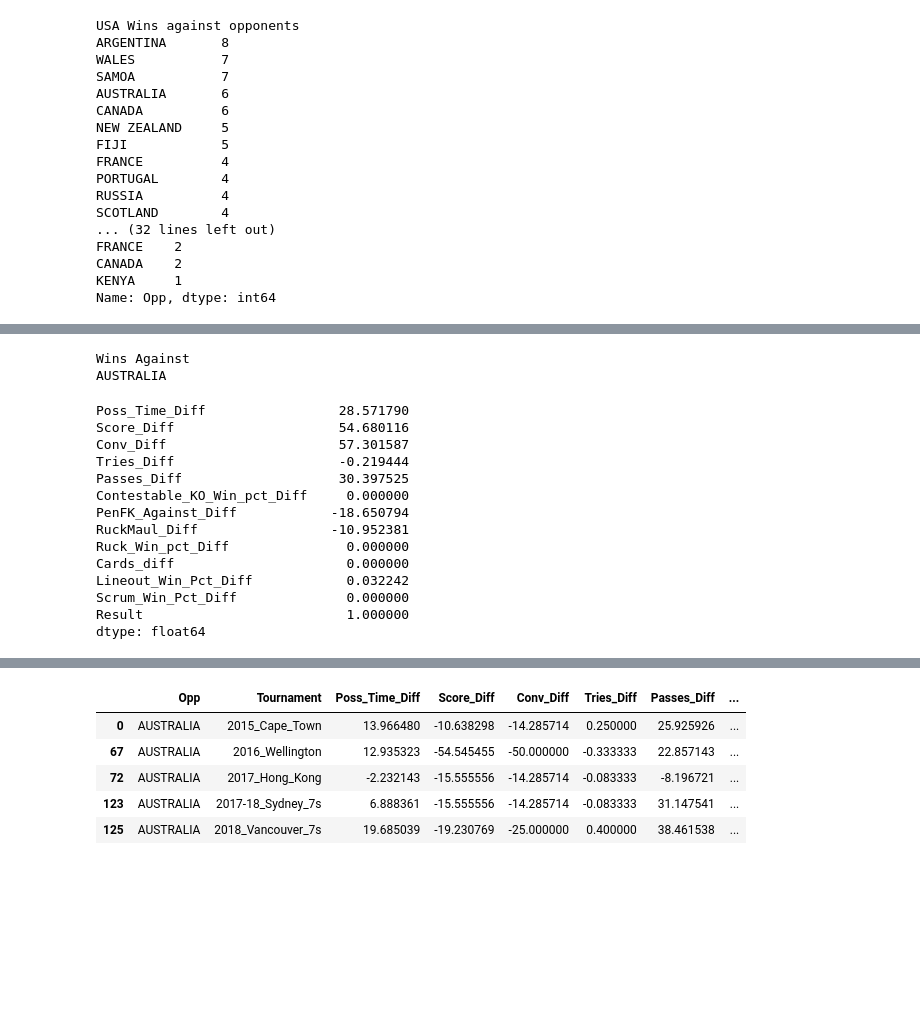
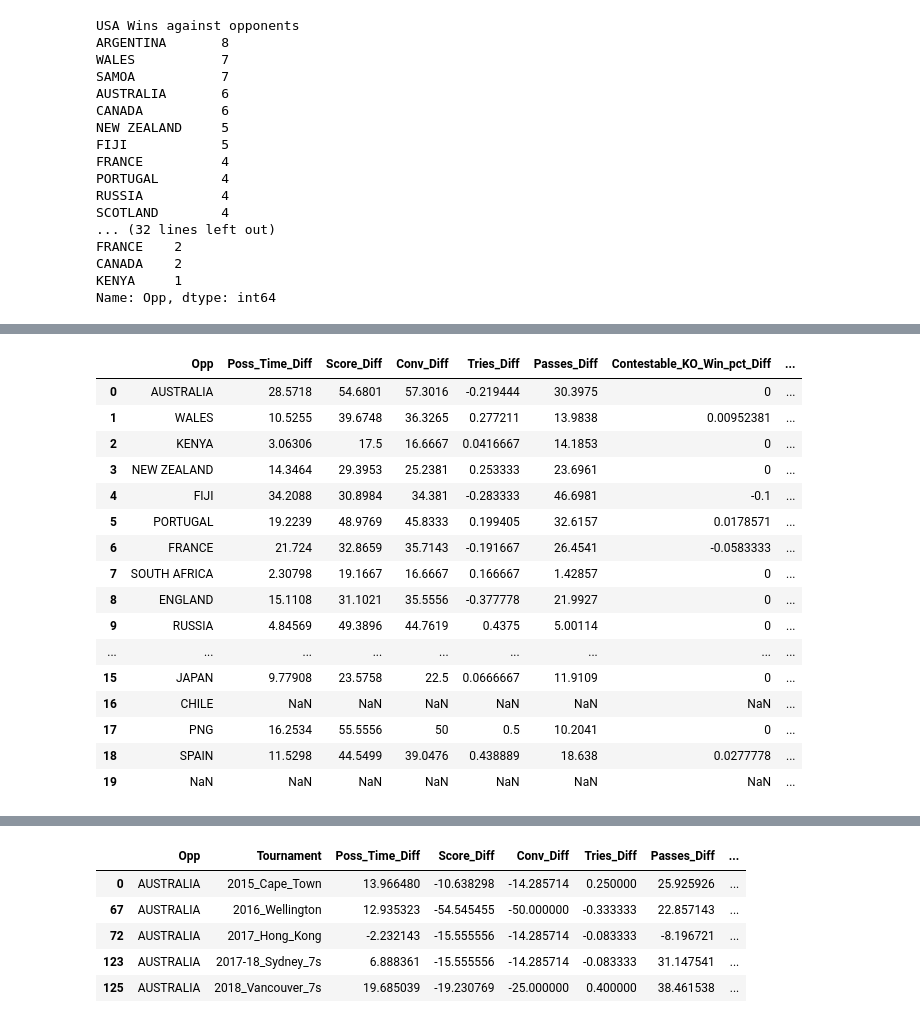
Before and after one commit to chudzikr/Springboard_Capstone1, a Jupyter notebook: code/EDA_diffdata.ipynb, the cells around one changed output, grey strips where cells are left out. Drawn from its saved outputs; the diff is of its cells as text; code cells hidden in the pictures; blank space fills up the shorter version.

Commit message:
fixed function to calculate mean diff

```diff
--- a/code/EDA_diffdata.ipynb
+++ b/code/EDA_diffdata.ipynb
@@ -267,15 +267,16 @@ Scrum_Win_Pct_Diff              0.000000
 Result                          0.000000
 dtype: float64
 # %%
+#Function to iterate through list of opponents and generate mean diff for w,l,t
 #for each opponent, find wins, loses and ties
+#what was the magnitude of win, loss or tie?
+
 #first, get a list of all opponents
 #List unique values in the df['name'] column
-#what was the magnitude of win, loss or tie?
 opponents = df.Opp.unique()
 #coerce to a list
 opponents = list(opponents)
-#opponents = ("Fiji", "Australia")
-#write a function to iterate through each item in the list and examine their win/loss/tie
+
 tmp = pd.DataFrame(columns=['Opp', 'Poss_Time_Diff', 'Score_Diff', 'Conv_Diff', 'Tries_Diff', 'Passes_Diff', 'Contestable_KO_Win_pct_Diff', 'PenFK_Against_Diff', 'RuckMaul_Diff', 'Ruck_Win_pct_Diff', 'Cards_diff', 'Lineout_Win_Pct_Diff','Scrum_Win_Pct_Diff'])
 def oppstats(teams, resultcode):
     """
@@ -287,7 +288,8 @@ def oppstats(teams, resultcode):
         #Select all USA losses against Fiji i.e., 'Result' == 0 (USA's Result)
         #usa_L_v_fiji = df.query('Opp == "FIJI"')[df.Result == 0]
         oppdf = df.query('(Opp == @team) & (Result == @resultcode)')
-
+        """
+        print(teams.index(team))
         if resultcode == 0:
             print("Lossese Against")
         elif resultcode == 1:
@@ -295,29 +297,29 @@ def oppstats(teams, resultcode):
         elif resultcode == 2:
             print("Ties With")
         print(team)
-        #print('\n')
-        #print(oppdf.mean())
-        #print('\n')
-        #tmp.loc[index] = oppdf.mean()
-        return oppdf.mean()
+        """
+        tmp.Opp = teams
+        tmp.loc[teams.index(team)] = oppdf.iloc[:, 1:].mean(numeric_only=True)
 # %%
 oppstats(opponents, 1)
 #oppstats(opponents, 0)
 #oppstats(opponents, 2)
+tmp
 # %% [output]
-Wins Against
-AUSTRALIA
-Poss_Time_Diff                 28.571790
-Score_Diff                     54.680116
-Conv_Diff                      57.301587
-Tries_Diff                     -0.219444
-Passes_Diff                    30.397525
-Contestable_KO_Win_pct_Diff     0.000000
-PenFK_Against_Diff            -18.650794
-RuckMaul_Diff                 -10.952381
-Ruck_Win_pct_Diff               0.000000
-Cards_diff                      0.000000
-Lineout_Win_Pct_Diff            0.032242
-Scrum_Win_Pct_Diff              0.000000
-Result                          1.000000
-dtype: float64
+|  | Opp | Poss_Time_Diff | Score_Diff | Conv_Diff | Tries_Diff | Passes_Diff | Contestable_KO_Win_pct_Diff | ... |
+| 0 | AUSTRALIA | 28.5718 | 54.6801 | 57.3016 | -0.219444 | 30.3975 | 0 | ... |
+| 1 | WALES | 10.5255 | 39.6748 | 36.3265 | 0.277211 | 13.9838 | 0.00952381 | ... |
+| 2 | KENYA | 3.06306 | 17.5 | 16.6667 | 0.0416667 | 14.1853 | 0 | ... |
+| 3 | NEW ZEALAND | 14.3464 | 29.3953 | 25.2381 | 0.253333 | 23.6961 | 0 | ... |
+| 4 | FIJI | 34.2088 | 30.8984 | 34.381 | -0.283333 | 46.6981 | -0.1 | ... |
+| 5 | PORTUGAL | 19.2239 | 48.9769 | 45.8333 | 0.199405 | 32.6157 | 0.0178571 | ... |
+| 6 | FRANCE | 21.724 | 32.8659 | 35.7143 | -0.191667 | 26.4541 | -0.0583333 | ... |
+| 7 | SOUTH AFRICA | 2.30798 | 19.1667 | 16.6667 | 0.166667 | 1.42857 | 0 | ... |
+| 8 | ENGLAND | 15.1108 | 31.1021 | 35.5556 | -0.377778 | 21.9927 | 0 | ... |
+| 9 | RUSSIA | 4.84569 | 49.3896 | 44.7619 | 0.4375 | 5.00114 | 0 | ... |
+| ... | ... | ... | ... | ... | ... | ... | ... | ... |
+| 15 | JAPAN | 9.77908 | 23.5758 | 22.5 | 0.0666667 | 11.9109 | 0 | ... |
+| 16 | CHILE | NaN | NaN | NaN | NaN | NaN | NaN | ... |
+| 17 | PNG | 16.2534 | 55.5556 | 50 | 0.5 | 10.2041 | 0 | ... |
+| 18 | SPAIN | 11.5298 | 44.5499 | 39.0476 | 0.438889 | 18.638 | 0.0277778 | ... |
+| 19 | NaN | NaN | NaN | NaN | NaN | NaN | NaN | ... |
```
Also changed, not shown: parts of 2 cells of this notebook.
